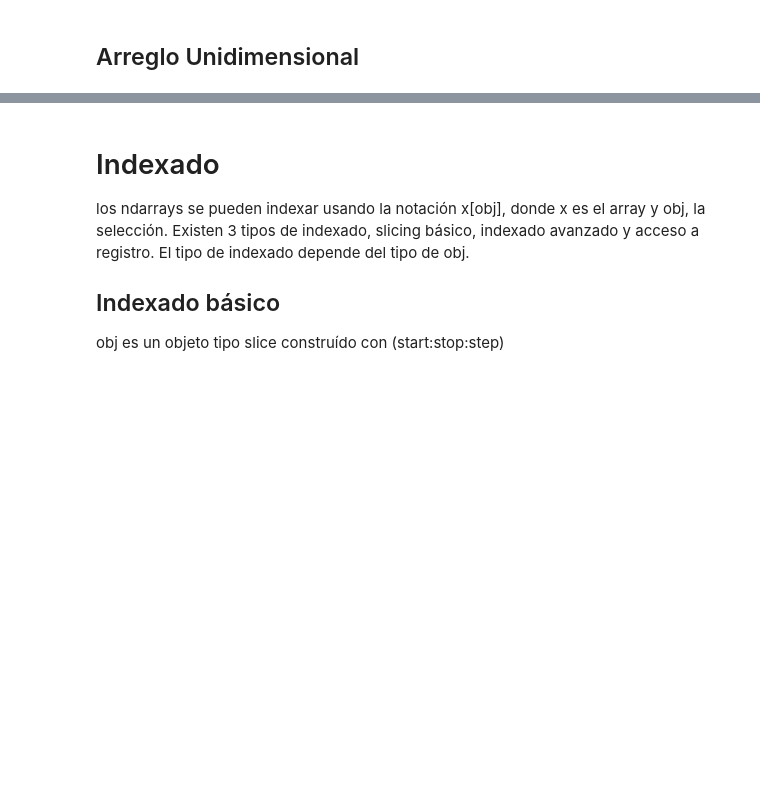
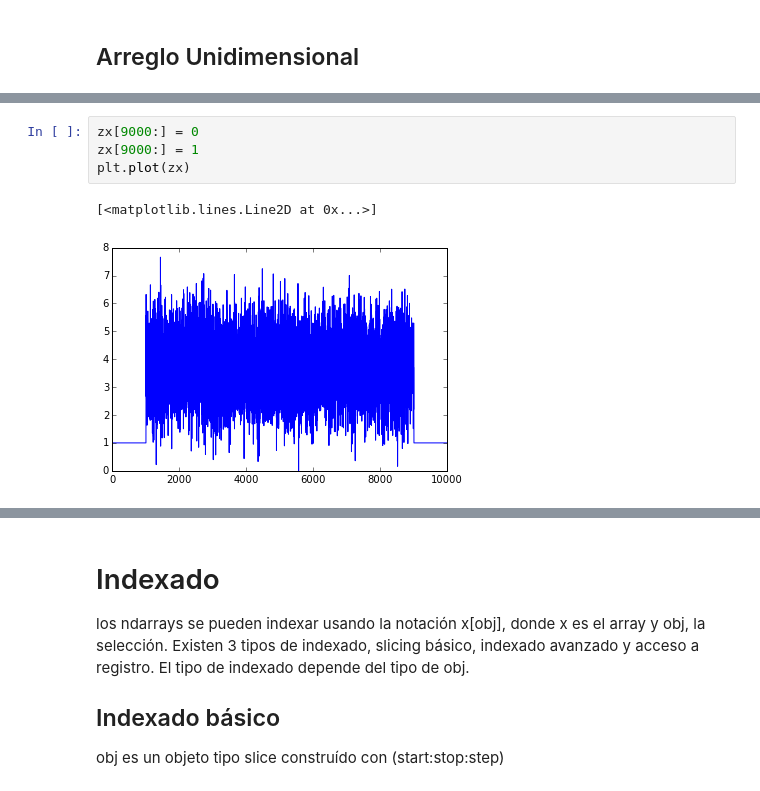
Before and after one commit to lmpizarro/apuntes-python-cientifico, a Jupyter notebook: tallerPython/numpy.ipynb, the cells around one changed output, grey strips where cells are left out. Saved outputs shown, nothing was run; the diff lists cells and outputs as text; blank space fills up the shorter version.

```diff
--- a/tallerPython/numpy.ipynb
+++ b/tallerPython/numpy.ipynb
@@ -43,0 +119,7 @@ numpy.ndarray
+# %%
+zx[9000:] = 0
+zx[9000:] = 1
+plt.plot(zx)
+# %% [output]
+[<matplotlib.lines.Line2D at 0x...>]
+[figure, added]
```
Also changed, not shown: parts of 14 cells of this notebook, 1 other file.
